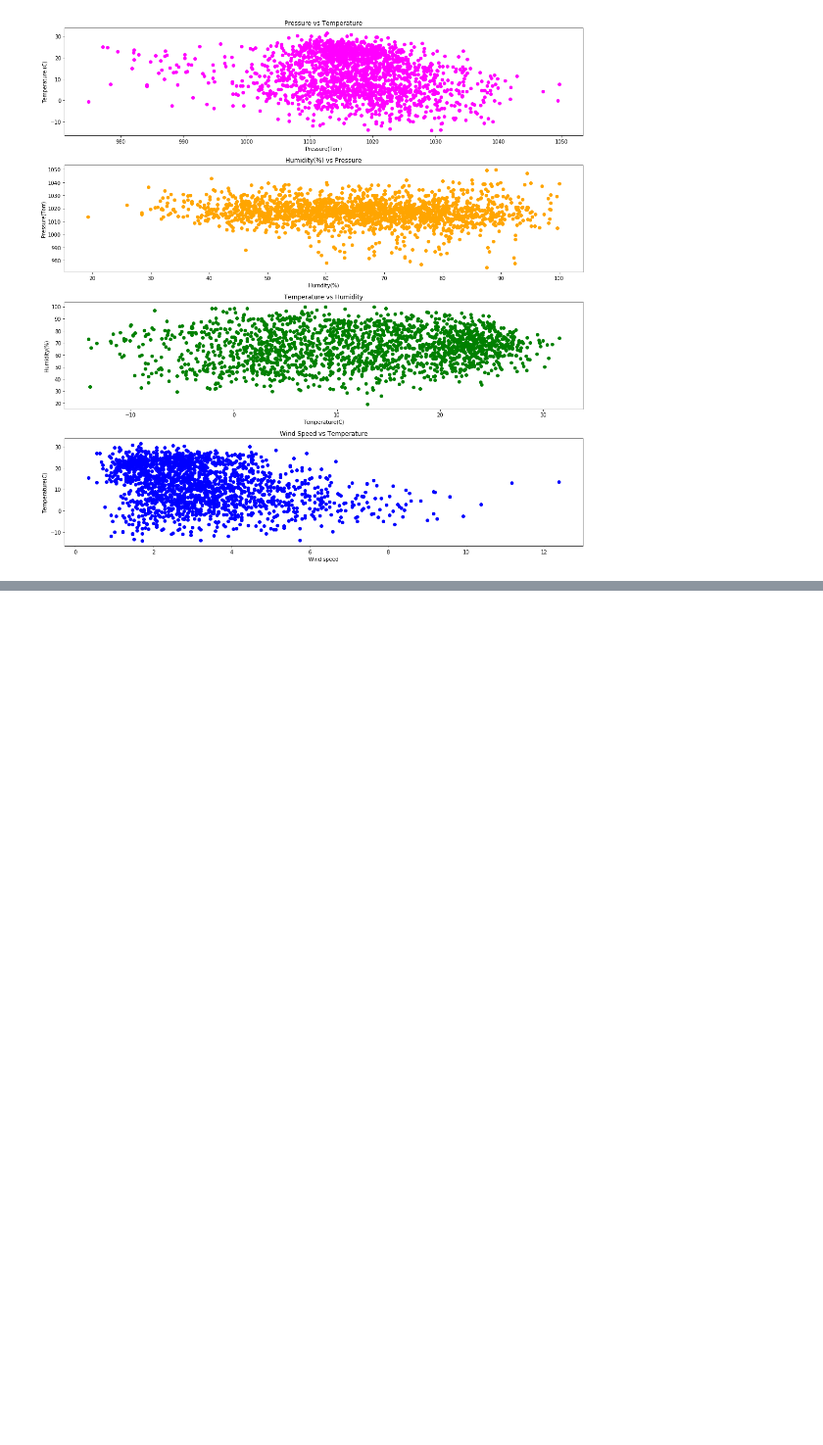
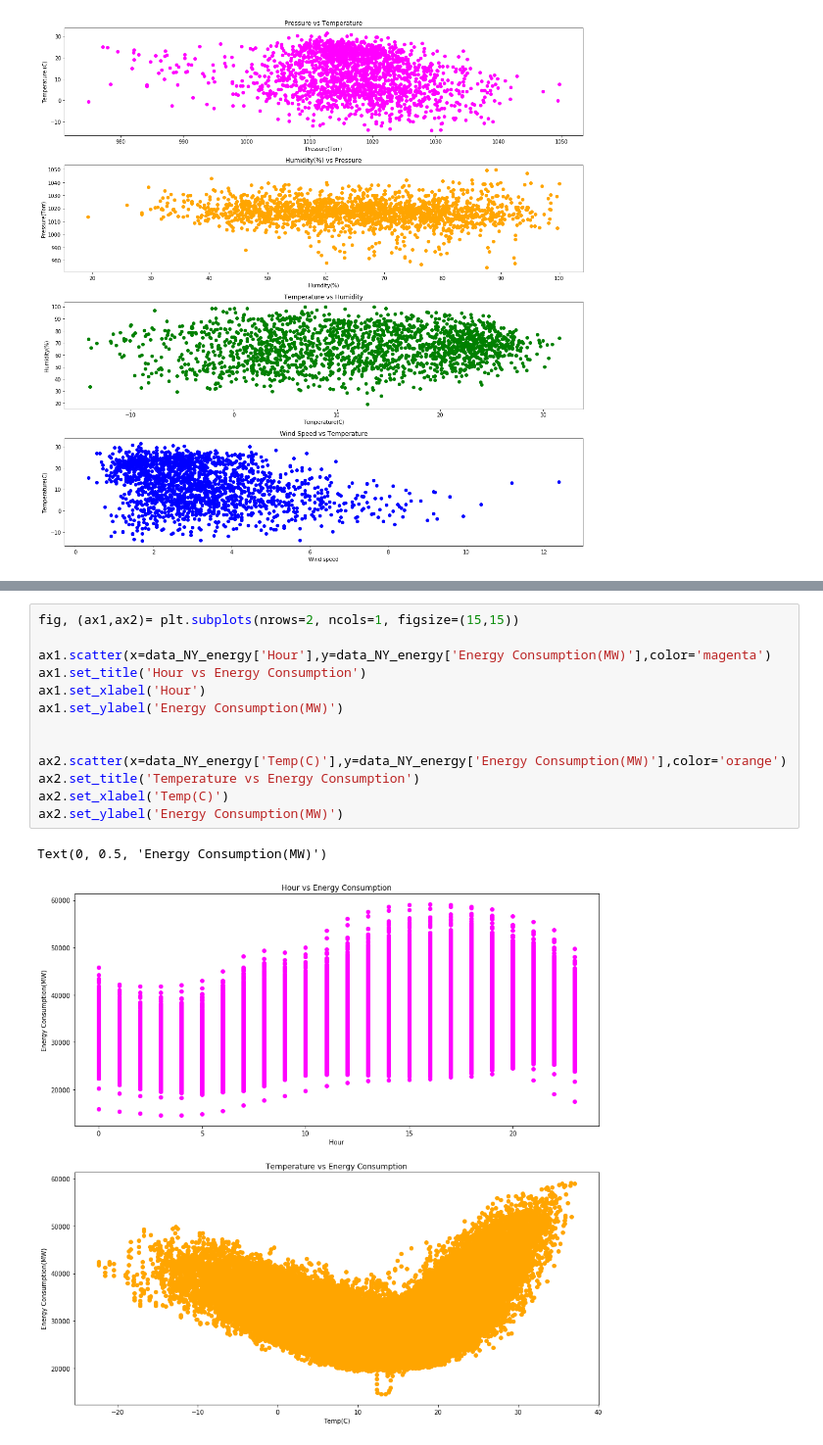
Before and after one commit to AmitChoudhary1392/Project-1_Team6, a Jupyter notebook: Raw Data/Historical weather data/Weather_Data_Starter.ipynb, the cells around one changed output, grey strips where cells are left out. Shown at 98% size. Drawn from its saved outputs; the diff is of its cells as text; blank space fills up the shorter version.

```diff
--- a/Raw Data/Historical weather data/Weather_Data_Starter.ipynb
+++ b/Raw Data/Historical weather data/Weather_Data_Starter.ipynb
@@ -403,0 +480,16 @@ plt.tight_layout()
+# %%
+fig, (ax1,ax2)= plt.subplots(nrows=2, ncols=1, figsize=(15,15))
+
+ax1.scatter(x=data_NY_energy['Hour'],y=data_NY_energy['Energy Consumption(MW)'],color='magenta')
+ax1.set_title('Hour vs Energy Consumption')
+ax1.set_xlabel('Hour')
+ax1.set_ylabel('Energy Consumption(MW)')
+
+
+ax2.scatter(x=data_NY_energy['Temp(C)'],y=data_NY_energy['Energy Consumption(MW)'],color='orange')
+ax2.set_title('Temperature vs Energy Consumption')
+ax2.set_xlabel('Temp(C)')
+ax2.set_ylabel('Energy Consumption(MW)')
+# %% [output]
+Text(0, 0.5, 'Energy Consumption(MW)')
+[figure, added]
```
Also changed, not shown: parts of 12 cells of this notebook.
